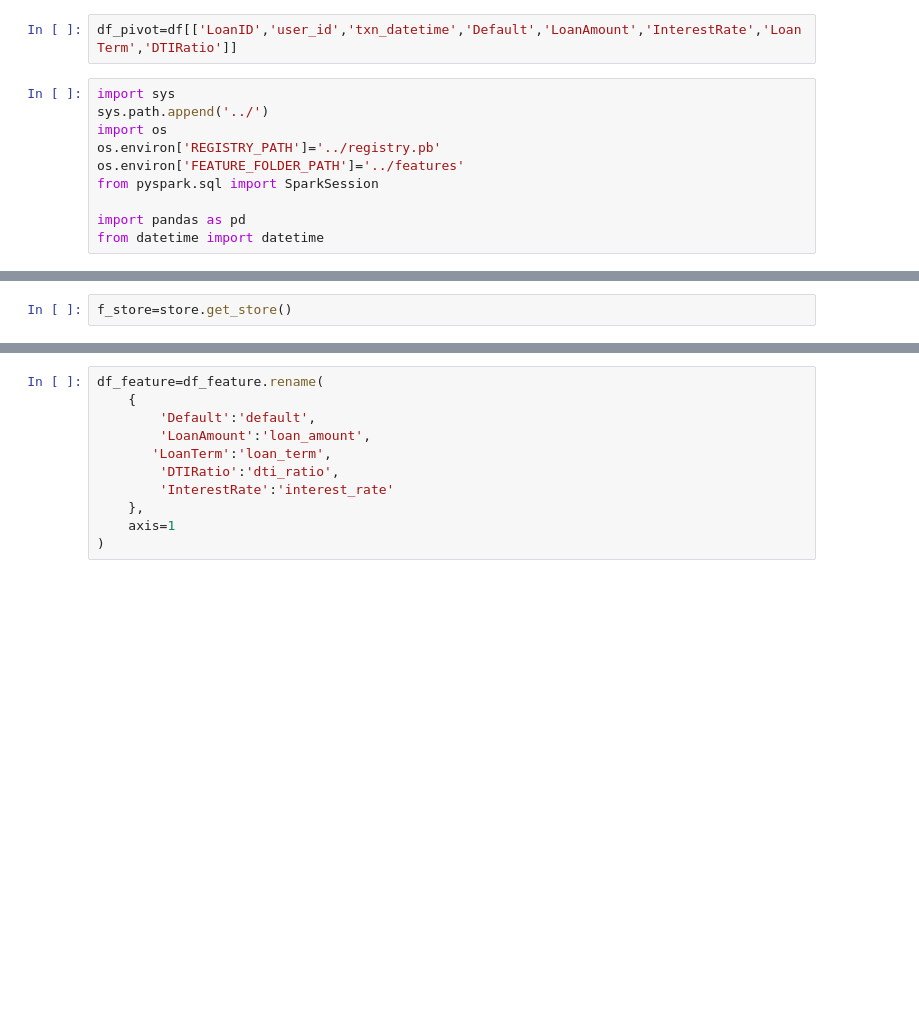
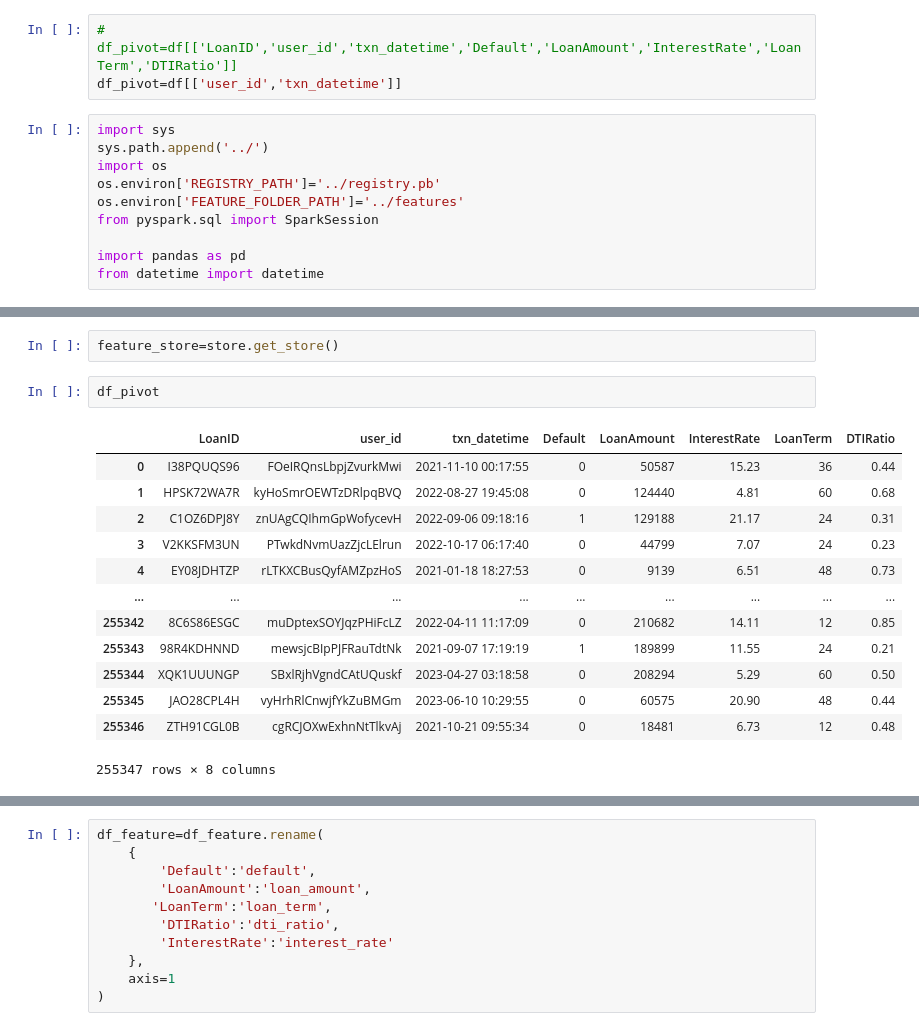
Before and after one commit to ElliotNguyen68/feast_epam, a Jupyter notebook: notebooks/05_modeling.ipynb, the cells around one changed output, grey strips where cells are left out. Drawn from its saved outputs; the diff is of its cells as text; blank space fills up the shorter version.

```diff
--- a/notebooks/05_modeling.ipynb
+++ b/notebooks/05_modeling.ipynb
@@ -28,7 +28,8 @@ df
 | 255346 | ZTH91CGL0B | 62 | 22418 | 18481 | 636 | 113 | 2 | 6.73 | ... |
 255347 rows × 20 columns
 # %%
-df_pivot=df[['LoanID','user_id','txn_datetime','Default','LoanAmount','InterestRate','LoanTerm','DTIRatio']]
+# df_pivot=df[['LoanID','user_id','txn_datetime','Default','LoanAmount','InterestRate','LoanTerm','DTIRatio']]
+df_pivot=df[['user_id','txn_datetime']]
 # %%
 import sys
 sys.path.append('../')
@@ -44,3 +49,19 @@ from feature_repo import store
 # %%
-f_store=store.get_store()
+feature_store=store.get_store()
+# %%
+df_pivot
+# %% [output]
+|  | LoanID | user_id | txn_datetime | Default | LoanAmount | InterestRate | LoanTerm | DTIRatio |
+| 0 | I38PQUQS96 | FOeIRQnsLbpjZvurkMwi | 2021-11-10 00:17:55 | 0 | 50587 | 15.23 | 36 | 0.44 |
+| 1 | HPSK72WA7R | kyHoSmrOEWTzDRlpqBVQ | 2022-08-27 19:45:08 | 0 | 124440 | 4.81 | 60 | 0.68 |
+| 2 | C1OZ6DPJ8Y | znUAgCQIhmGpWofycevH | 2022-09-06 09:18:16 | 1 | 129188 | 21.17 | 24 | 0.31 |
+| 3 | V2KKSFM3UN | PTwkdNvmUazZjcLElrun | 2022-10-17 06:17:40 | 0 | 44799 | 7.07 | 24 | 0.23 |
+| 4 | EY08JDHTZP | rLTKXCBusQyfAMZpzHoS | 2021-01-18 18:27:53 | 0 | 9139 | 6.51 | 48 | 0.73 |
+| ... | ... | ... | ... | ... | ... | ... | ... | ... |
+| 255342 | 8C6S86ESGC | muDptexSOYJqzPHiFcLZ | 2022-04-11 11:17:09 | 0 | 210682 | 14.11 | 12 | 0.85 |
+| 255343 | 98R4KDHNND | mewsjcBIpPJFRauTdtNk | 2021-09-07 17:19:19 | 1 | 189899 | 11.55 | 24 | 0.21 |
+| 255344 | XQK1UUUNGP | SBxlRjhVgndCAtUQuskf | 2023-04-27 03:18:58 | 0 | 208294 | 5.29 | 60 | 0.50 |
+| 255345 | JAO28CPL4H | vyHrhRlCnwjfYkZuBMGm | 2023-06-10 10:29:55 | 0 | 60575 | 20.90 | 48 | 0.44 |
+| 255346 | ZTH91CGL0B | cgRCJOXwExhnNtTlkvAj | 2021-10-21 09:55:34 | 0 | 18481 | 6.73 | 12 | 0.48 |
+255347 rows × 8 columns
 # %%
```
Also changed, not shown: parts of 5 cells of this notebook, 3 other files.
